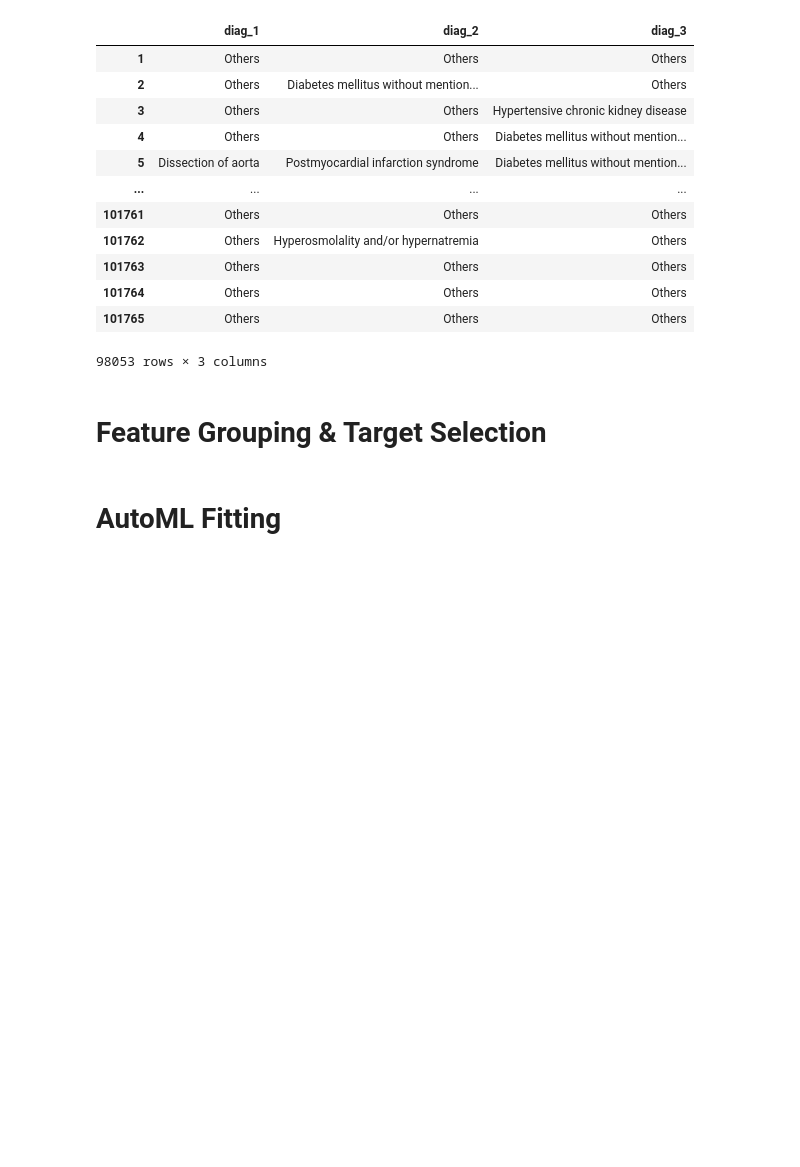
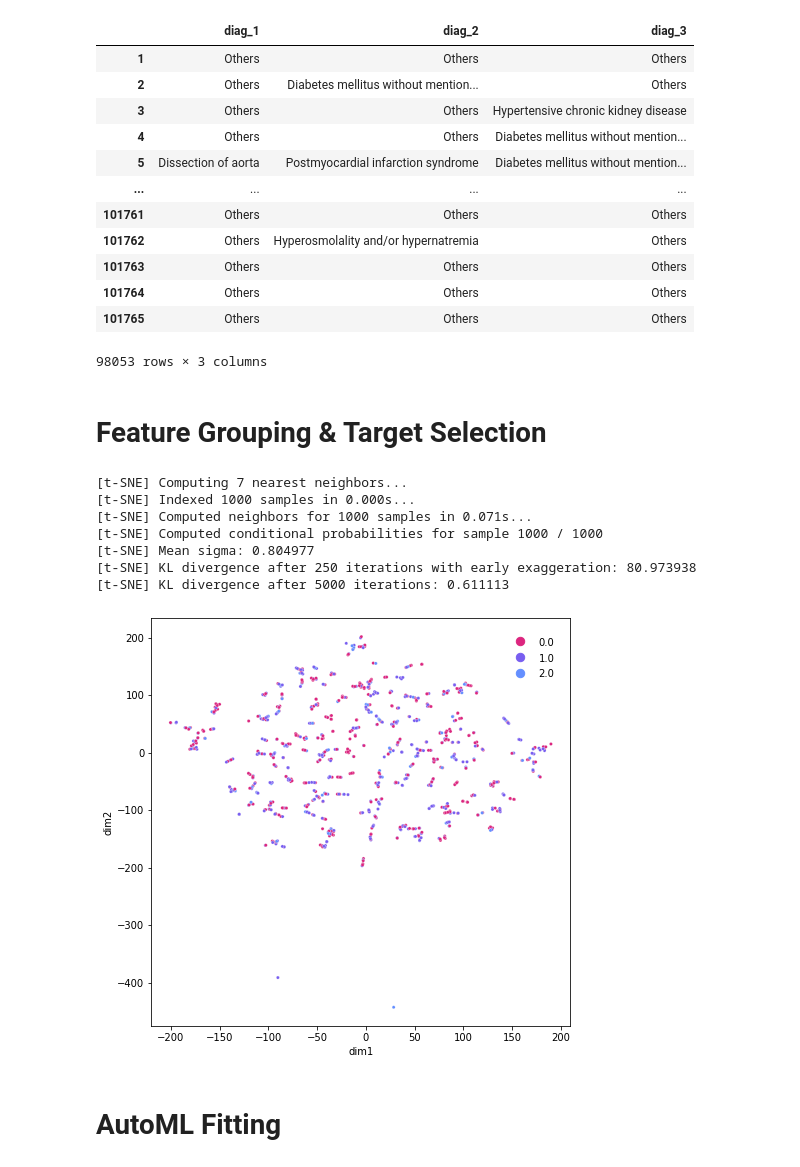
Before and after one commit to zhouchun0105/Citadel-Datathon-2022, a Jupyter notebook: citadel_datathon.ipynb, the cells around one changed output. Drawn from its saved outputs; the diff is of its cells as text; code cells hidden in the pictures; blank space fills up the shorter version.

```diff
--- a/citadel_datathon.ipynb
+++ b/citadel_datathon.ipynb
@@ -282,11 +282,13 @@ df[['diag_1','diag_2','diag_3']]
 | 101764 | Others | Others | Others |
 | 101765 | Others | Others | Others |
 98053 rows × 3 columns
+# %%
+dffinal=df.copy()
 # %% [markdown]
 # Feature Grouping & Target Selection
 # %%
 #cluster into [Treatment, Outcome, Demographic]
-category = {'Treatment':['admission_type_id','num_lab_procedures','num_procedures','num_medications','diag_1','diag_2','diag_3','number_diagnoses','max_glu_serum','A1Cresult','metformin','repaglinide','nateglinide','chlorpropamide','glimepiride','acetohexamide','glipizide','glyburide','tolbutamide','pioglitazone','rosiglitazone','acarbose','miglitol','troglitazone','tolazamide','examide','citoglipton','insulin','glyburide-metformin','glipizide-metformin','glimepiride-pioglitazone','metformin-rosiglitazone','metformin-pioglitazone'],
-            'Demographic':['race', 'gender', 'age', 'admission_source_id'],
+category = {'Treatment':['admission_type_id','metformin','repaglinide','nateglinide','chlorpropamide','glimepiride','acetohexamide','glipizide','glyburide','tolbutamide','pioglitazone','rosiglitazone','acarbose','miglitol','troglitazone','tolazamide','examide','citoglipton','insulin','glyburide-metformin','glipizide-metformin','glimepiride-pioglitazone','metformin-rosiglitazone','metformin-pioglitazone'],
+            'Demographic':['race', 'gender', 'age', 'admission_source_id','diag_1','diag_2','diag_3','number_diagnoses','max_glu_serum','A1Cresult','num_lab_procedures','num_procedures','num_medications'],
             'Outcome':['discharge_disposition_id','time_in_hospital', 'number_outpatient','number_emergency','number_inpatient','readmitted']}
 # %%
@@ -302,3 +316,54 @@ dropdf[outcome_name]=df[outcome_name]
+# %%
+from sklearn.preprocessing import LabelEncoder
+from sklearn.preprocessing import OneHotEncoder
+clusteringdf=df[category["Outcome"]]
+encoder=preprocessing.LabelEncoder()
+
+df = pd.get_dummies(data, columns = categorical_features)
+for col in df.columns:
+  df[col] = encoder.fit_transform(df[col])
+# %%
+import matplotlib.pyplot as plt
+import seaborn as sns
+numslice=1000
+dfslice=df.iloc[:numslice,:]
+dropdfslice=dffinal.iloc[:numslice,:]
+tsne = TSNE(n_components=2, verbose=1, perplexity=2, n_iter=5000)
+tsne_result = tsne.fit_transform(dfslice)
+resdf=pd.DataFrame()
+resdf['dim1'] = tsne_result[:,0]
+resdf['dim2'] = tsne_result[:,1]
+resdf['class'] = dropdfslice["readmitted"]
+palette=["#DC267F", "#785EF0", "#648FFF", "#FFB000", "#FE6100"]
+palette=palette[:resdf["class"].nunique()]
+# print(resdf["class"].nunique())
+# print(palette)
+plt.figure(figsize=(7.5,7.5))
+ax=sns.scatterplot(
+    x="dim1", y="dim2",
+    hue="class",
+#     palette=sns.color_palette("hls", 20),
+    #
+    palette=palette,
+    data=resdf,
+    # legend="off",
+    alpha=1,
+    s=10
+)
+    # ax.set_title(title)
+ax.legend(labelspacing=0.1,handletextpad=0.1,markerscale=1.4,fontsize='xx-large',frameon=False)
+plt.setp(ax.get_legend().get_texts(), fontsize='10') # for legend text
+plt.setp(ax.get_legend().get_title(), fontsize='12') # for legend title
+plt.show()
+# %% [output]
+[t-SNE] Computing 7 nearest neighbors...
+[t-SNE] Indexed 1000 samples in 0.000s...
+[t-SNE] Computed neighbors for 1000 samples in 0.071s...
+[t-SNE] Computed conditional probabilities for sample 1000 / 1000
+[t-SNE] Mean sigma: 0.804977
+[t-SNE] KL divergence after 250 iterations with early exaggeration: 80.973938
+[t-SNE] KL divergence after 5000 iterations: 0.611113
+[figure, added]
 # %% [markdown]
 # AutoML Fitting
 # %%
```
Also changed, not shown: parts of 5 cells of this notebook.
